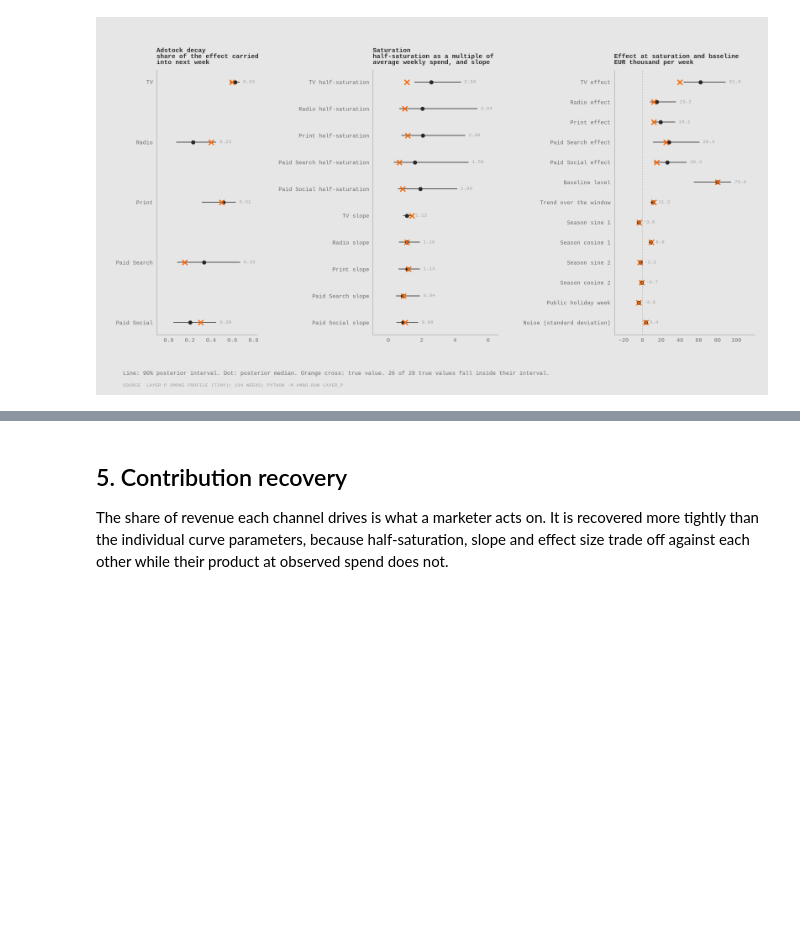
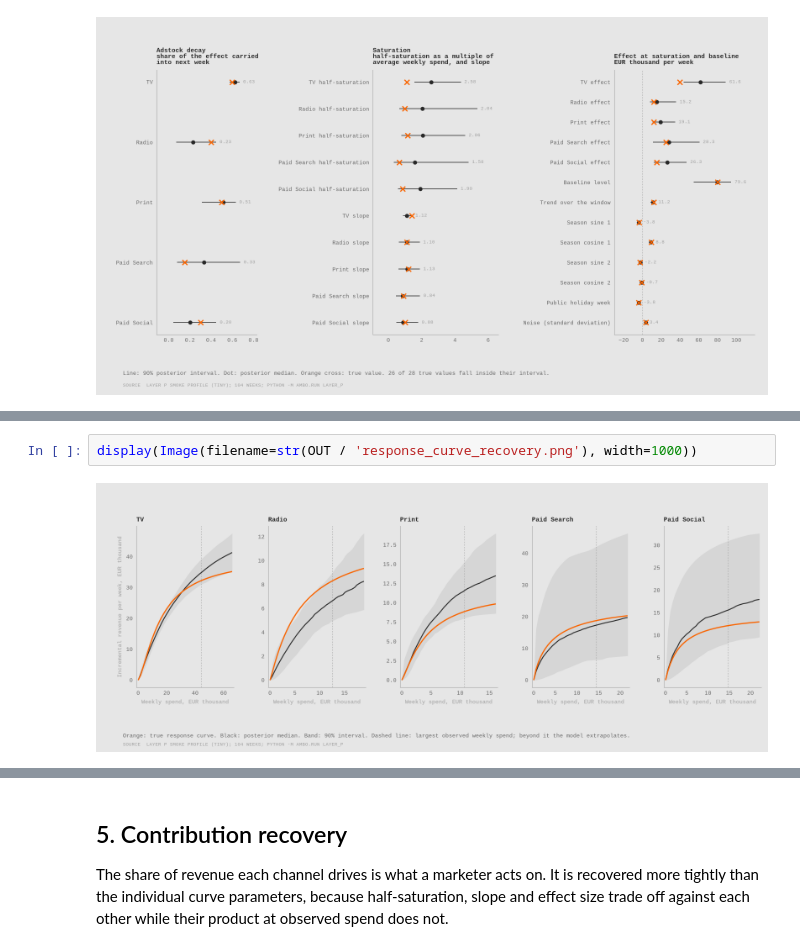
Before and after one commit to RafaelBraga-Kribitz/austrian-mmm-budget-optimizer, a Jupyter notebook: notebooks/01_walkthrough.ipynb, the cells around one changed output, grey strips where cells are left out. Cells and saved outputs as stored; diff of their text form; blank space fills up the shorter version.

```diff
--- a/notebooks/01_walkthrough.ipynb
+++ b/notebooks/01_walkthrough.ipynb
@@ -95,0 +100,4 @@ rec[['family', 'parameter', 'true', 'median', 'lo', 'hi', 'covered']]
+# %%
+display(Image(filename=str(OUT / 'response_curve_recovery.png'), width=1000))
+# %% [output]
+[figure, added]
```
Also changed, not shown: parts of 4 cells of this notebook, 50 other files.
